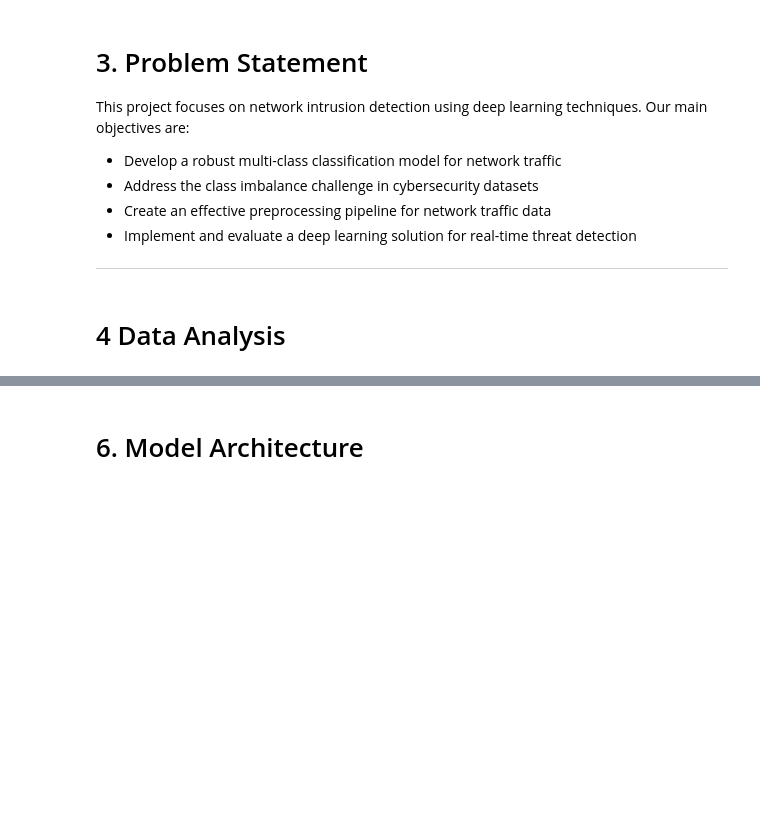
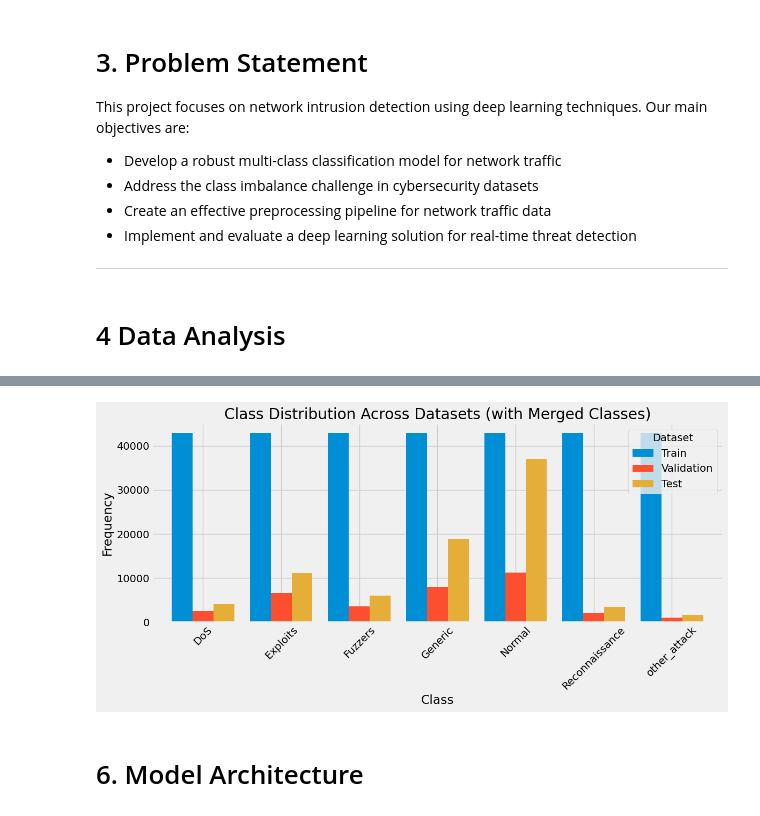
Before and after one commit to eduardosilveira12/cyberattack-classification, a Jupyter notebook: cyberattack-classification.ipynb, the cells around one changed output, grey strips where cells are left out. Saved outputs shown, nothing was run; the diff lists cells and outputs as text; code cells hidden in the pictures; blank space fills up the shorter version.

```diff
--- a/cyberattack-classification.ipynb
+++ b/cyberattack-classification.ipynb
@@ -649,10 +507,0 @@ class Preprocessor:
-# %%
-# Initialize preprocessor
-preprocessor = Preprocessor(train_data, test_data)
-
-# Preprocess training and test data
-print("Preprocessing training data...")
-X_train, y_train = preprocessor.train_set_preprocess()
-
-print("Preprocessing test data...")
-X_test, y_test = preprocessor.test_set_preprocess()
@@ -680,2 +788,37 @@ Name: count, dtype: int64
+# %%
+preprocessor = UNSWPreprocessor(train_data, test_data, val_size=0.2)
+X_train, X_val, X_test, y_train, y_val, y_test = preprocessor.preprocess_data()
+# %%
+def plot_class_distribution_with_merge(y_train, y_val, y_test, label_encoder):
+    # Mapear índices numéricos para rótulos das classes
+    class_names = list(label_encoder['attack_cat'].classes_)
+
+    # Frequências das classes
+    train_counts = pd.Series(y_train).value_counts().sort_index()
+    val_counts = pd.Series(y_val).value_counts().sort_index()
+    test_counts = pd.Series(y_test).value_counts().sort_index()
+
+    # Criar dataframe para facilitar o plot
+    class_distribution = pd.DataFrame({
+        'Class': class_names,  # Os nomes das classes devem corresponder aos índices
+        'Train': train_counts.reindex(range(len(class_names)), fill_value=0),
+        'Validation': val_counts.reindex(range(len(class_names)), fill_value=0),
+        'Test': test_counts.reindex(range(len(class_names)), fill_value=0),
+    }).set_index('Class')  # Preencher valores ausentes com zero
+
+    # Plotar distribuição
+    class_distribution.plot(kind='bar', figsize=(12, 6), width=0.8)
+    plt.title('Class Distribution Across Datasets (with Merged Classes)')
+    plt.ylabel('Frequency')
+    plt.xlabel('Class')
+    plt.xticks(rotation=45)
+    plt.legend(title="Dataset")
+    plt.tight_layout()
+    plt.show()
+
+# Chamar a função para plotar
+plot_class_distribution_with_merge(y_train, y_val, y_test, preprocessor.label_encoder)
+# %% [output]
+[figure, added]
 # %% [markdown]
 # 6. Model Architecture
```
Also changed, not shown: parts of 28 cells of this notebook, 29 other files.
